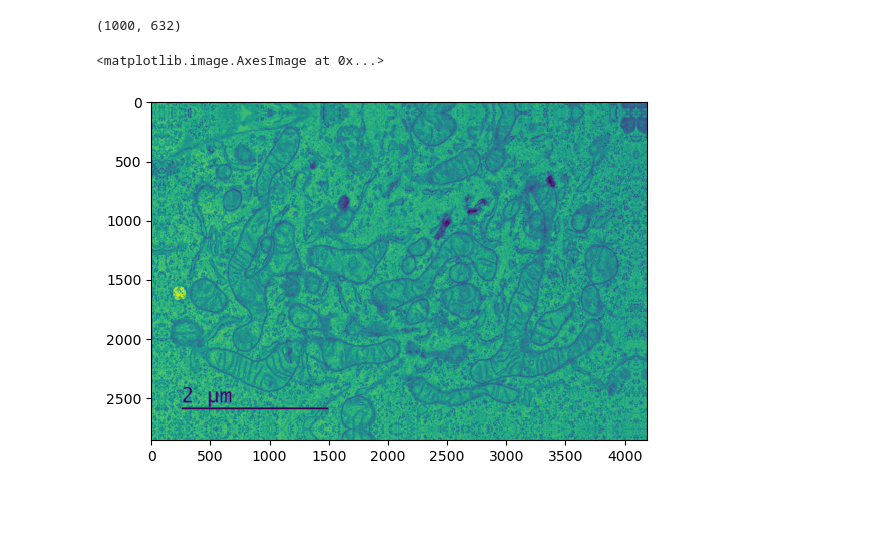
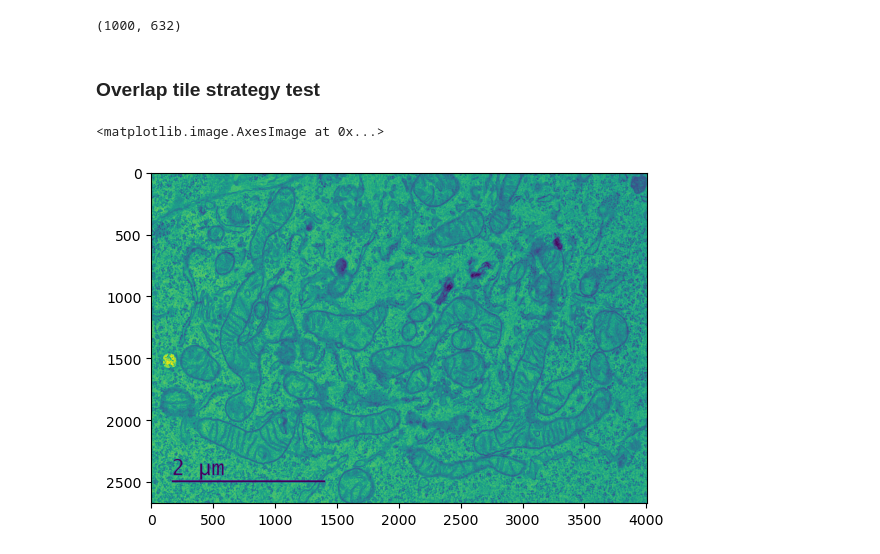
Before and after one commit to ogkristi/mitotem, a Jupyter notebook: notebooks/1-unet-debug.ipynb, the cells around one changed output. Saved outputs shown, nothing was run; the diff lists cells and outputs as text; code cells hidden in the pictures; blank space fills up the shorter version.

Commit message:
Make dataset early loading. Implement overlap tile strategy. Add training script for unet.

```diff
--- a/notebooks/1-unet-debug.ipynb
+++ b/notebooks/1-unet-debug.ipynb
@@ -35,35 +35,41 @@ from src.models.unet import find_next_valid_size
 find_next_valid_size(1000,5,4)
 # %% [output]
 (1000, 632)
+# %% [markdown]
+### Overlap tile strategy test
 # %%
 import torch
 from torch.nn.functional import unfold, fold
 import matplotlib.pyplot as plt
-import cv2 as cv
 from src.data.loaders import MitoSemsegDataset
-from torchvision.transforms.v2 import CenterCrop
+from torchvision.transforms.v2 import CenterCrop, ConvertDtype
+from torchvision.transforms.v2.functional import pad
 
-dataset = MitoSemsegDataset(TRAIN_ROOT)
-src, mask = dataset[81]
+dataset = MitoSemsegDataset(TRAIN_ROOT, transforms=ConvertDtype(torch.float32), debug=True)
+src, mask = dataset[0]
+if src.ndim == 3:
+    src = src.unsqueeze(0)
 
 input_size = 1004
 output_size = 820
 model = CenterCrop(output_size)
 
 k, s = input_size, output_size
 h, w = src.shape[-2:]
 extra_w = (1 + w//output_size)*output_size - w
 extra_h = (1 + h//output_size)*output_size - h
 p = (input_size-output_size)//2
 
-src = cv.copyMakeBorder(src, p, p+extra_h, p+extra_h, p, cv.BORDER_REFLECT)
-src = torch.as_tensor(src)
-patches = unfold(src, kernel_size=k, stride=s).permute(1,0).reshape(-1,k,k)
-patches = model(patches)
-dst = patches.reshape(-1,s*s).permute(1,0)
-dst = dst[:-extra_h,extra_w:]
+src = pad(src, [p+extra_w, p, p, p+extra_h], padding_mode='reflect') # left, top, right,  bottom
+# make a minibatch of patches
+patches = unfold(src, kernel_size=k, stride=s).permute(2,0,1).reshape(-1,1,k,k)
+# do prediction on minibatch
+patches = model(patches).reshape(-1,1,s*s).permute(1,2,0)
+# fold patches back to full image
+dst = fold(patches, output_size=(h+extra_h,w+extra_w), kernel_size=s, stride=s)
+dst = dst[:,:,:-extra_h,extra_w:]
 
-plt.imshow(src)
+plt.imshow(dst.squeeze())
 # %% [output]
 <matplotlib.image.AxesImage at 0x...>
-[figure, old version]
+[figure, new version]
```
Also changed, not shown: 12 other files.
